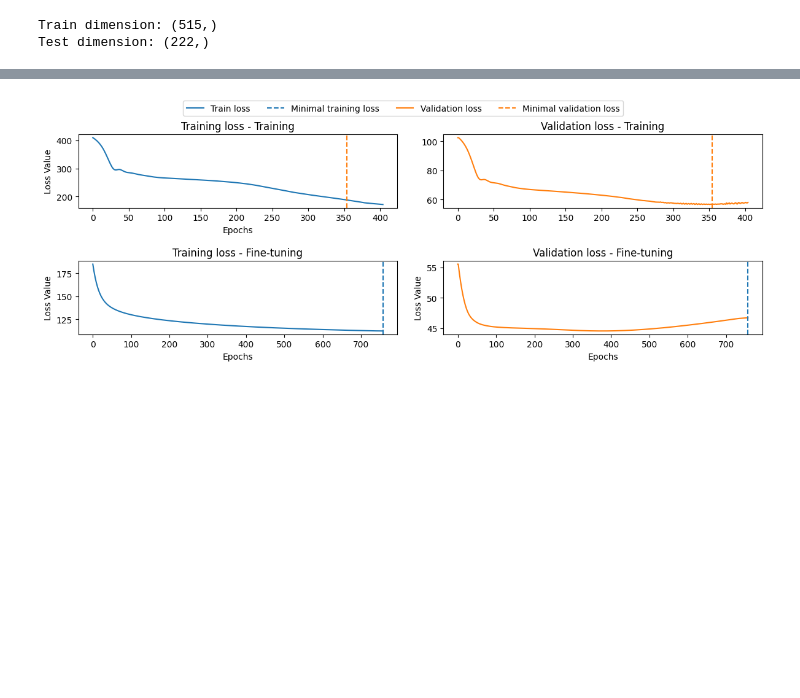
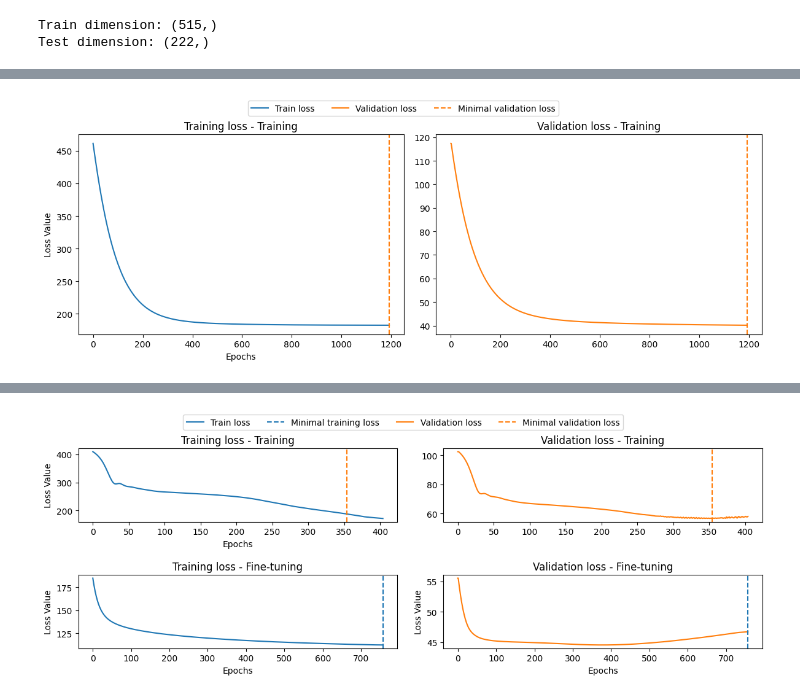
Before and after one commit to nhilariosilva/gndr_mpscr, a Jupyter notebook: OASIS - Flexible.ipynb, the cells around one changed output, grey strips where cells are left out. Cells and saved outputs as stored; diff of their text form; code cells hidden in the pictures; blank space fills up the shorter version.

```diff
--- a/OASIS - Flexible.ipynb
+++ b/OASIS - Flexible.ipynb
@@ -104,0 +168,29 @@ Test dimension: (222,)
+# %%
+poisson_spec = mpscr.MPSPoisson()
+pwexp_spec = mpscr.BasePiecewiseExp(y = y_train, delta = delta_train, n_cuts = 8)
+
+data_train = [y_train, delta_train]
+
+with tf.device("/CPU:0"):
+    poisson_simple_model = mpscr.build_simple_mpscr_model(y_train, delta_train, poisson_spec, pwexp_spec, seed = 10 )
+    poisson_simple_model.train_model(epochs = 5000, x = None, data = data_train,
+                                     shuffle = True,
+                                     get_covariances = False,
+                                     validation = True, val_prop = 0.2, force_training_validation = False,
+                                     optimizer_independent = optimizers.Adam(learning_rate = 0.01),
+                                     optimizer_nn = optimizers.Adam(learning_rate = 1.0e-4),
+                                     fine_tune_nn_lr = 0.01, fine_tune_independent_lr = 0.01,
+                                     early_stopping = True, early_stopping_patience = 50,
+                                     early_stopping_warmup = 10, early_stopping_min_delta = 1.0e-3,
+                                     reduce_lr = True, reduce_lr_warmup = 0,
+                                     reduce_lr_factor = 0.5, reduce_lr_min_delta = 1.0e-3, reduce_lr_patience = 25,
+                                     reduce_lr_cooldown = 10, reduce_lr_min_lr = 1.0e-5,
+                                     fine_tune = True,
+                                     finetune_early_stopping = True, finetune_early_stopping_patience = 50,
+                                     finetune_early_stopping_warmup = 10, finetune_early_stopping_min_delta = 1.0e-2,
+                                     finetune_reduce_lr = True, finetune_reduce_lr_warmup = 0,
+                                     finetune_reduce_lr_factor = 0.5, finetune_reduce_lr_min_delta = 1.0e-2, finetune_reduce_lr_patience = 25,
+                                     finetune_reduce_lr_cooldown = 10, finetune_reduce_lr_min_lr = 1.0e-5,
+                                     deterministic = True,
+                                     verbose = True, print_freq = 1)
+    poisson_simple_results = poisson_simple_model.get_survival_cure(y_train, delta_train, y_test, delta_test, ngrid = 100)
@@ -104,0 +206,5 @@ Test dimension: (222,)
+# %%
+fig, ax = plt.subplots(nrows = 1, ncols = 2, figsize = (12,4))
+utils.plot_model_convergence( poisson_simple_model, ax1 = ax[0], ax2 = ax[1] )
+# %% [output]
+[figure, added]
```
Also changed, not shown: parts of 35 cells of this notebook, 3 other files.
